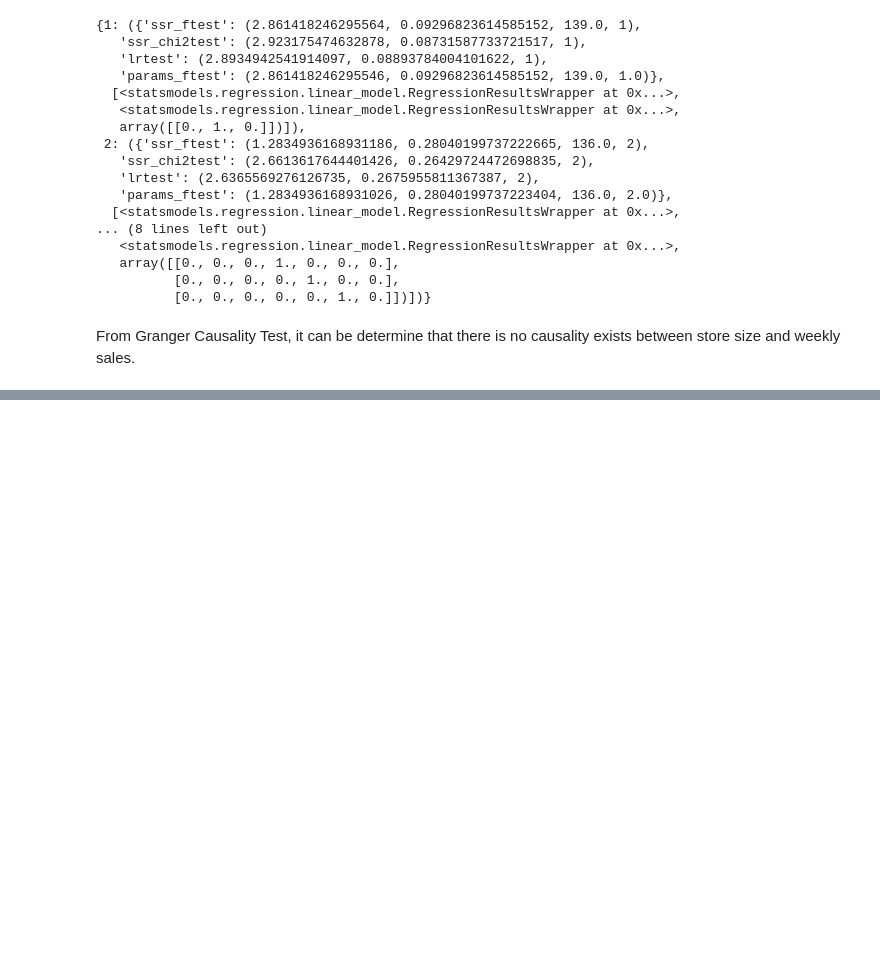
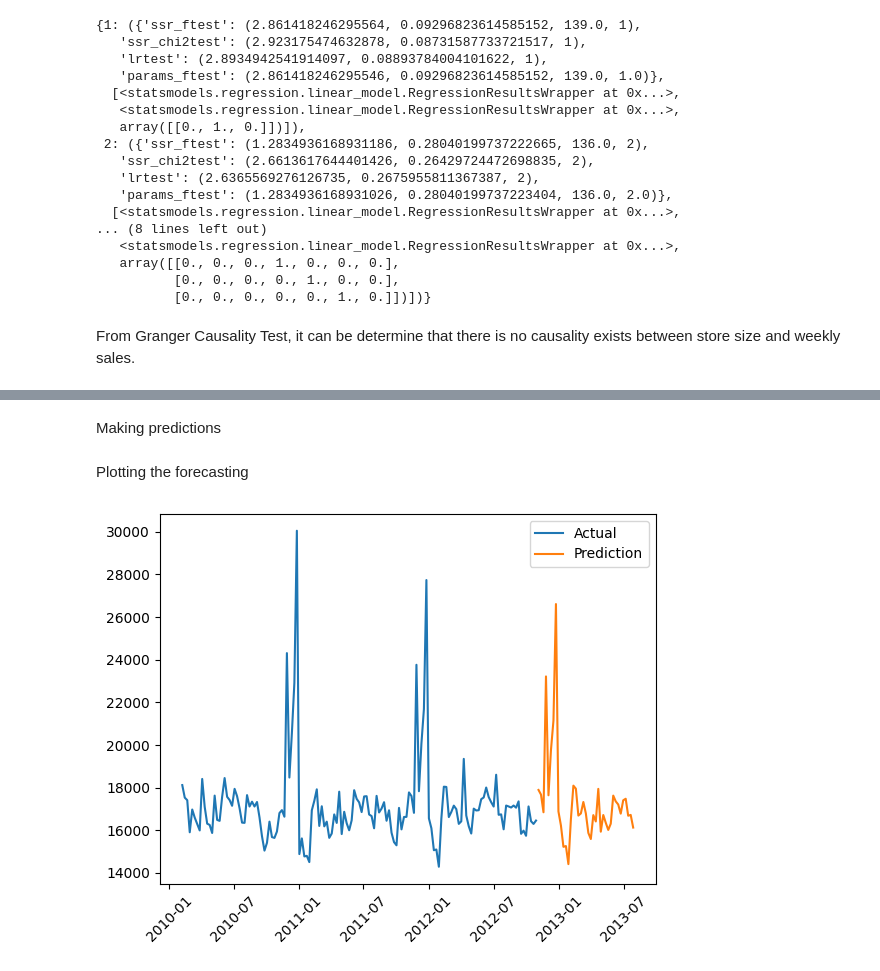
Before and after one commit to ManuSinghYadav/Walmart-Sales-Forecast, a Jupyter notebook: Walmart_Sales_Forecast.ipynb, the cells around one changed output, grey strips where cells are left out. Drawn from its saved outputs; the diff is of its cells as text; code cells hidden in the pictures; blank space fills up the shorter version.

Commit message:
Did the forecasting into the actual future.

```diff
--- a/Walmart_Sales_Forecast.ipynb
+++ b/Walmart_Sales_Forecast.ipynb
@@ -459,0 +476,6 @@ From Granger Causality Test, it can be determine that there is no causality exis
+# %%
+test.index=test['Date']
+test = test.drop(['Date'], axis = 1)
+test.index = pd.to_datetime(test.index)
+
+test_resampled = pd.DataFrame(test.resample(rule = 'W').mean())
@@ -459,0 +492,15 @@ From Granger Causality Test, it can be determine that there is no causality exis
+# %% [markdown]
+Making predictions
+# %%
+start=len(df)
+end=len(df)+len(test_resampled)-1
+pred = model_sarima.predict(start=start, end=end, dynamic=False)
+# %% [markdown]
+Plotting the forecasting
+# %%
+plt.plot(df['Weekly_Sales'], label='Actual')
+plt.plot(pred, label='Prediction')
+plt.xticks(rotation = 45)
+plt.legend();
+# %% [output]
+[figure, added]
```
Also changed, not shown: parts of 7 cells of this notebook.
